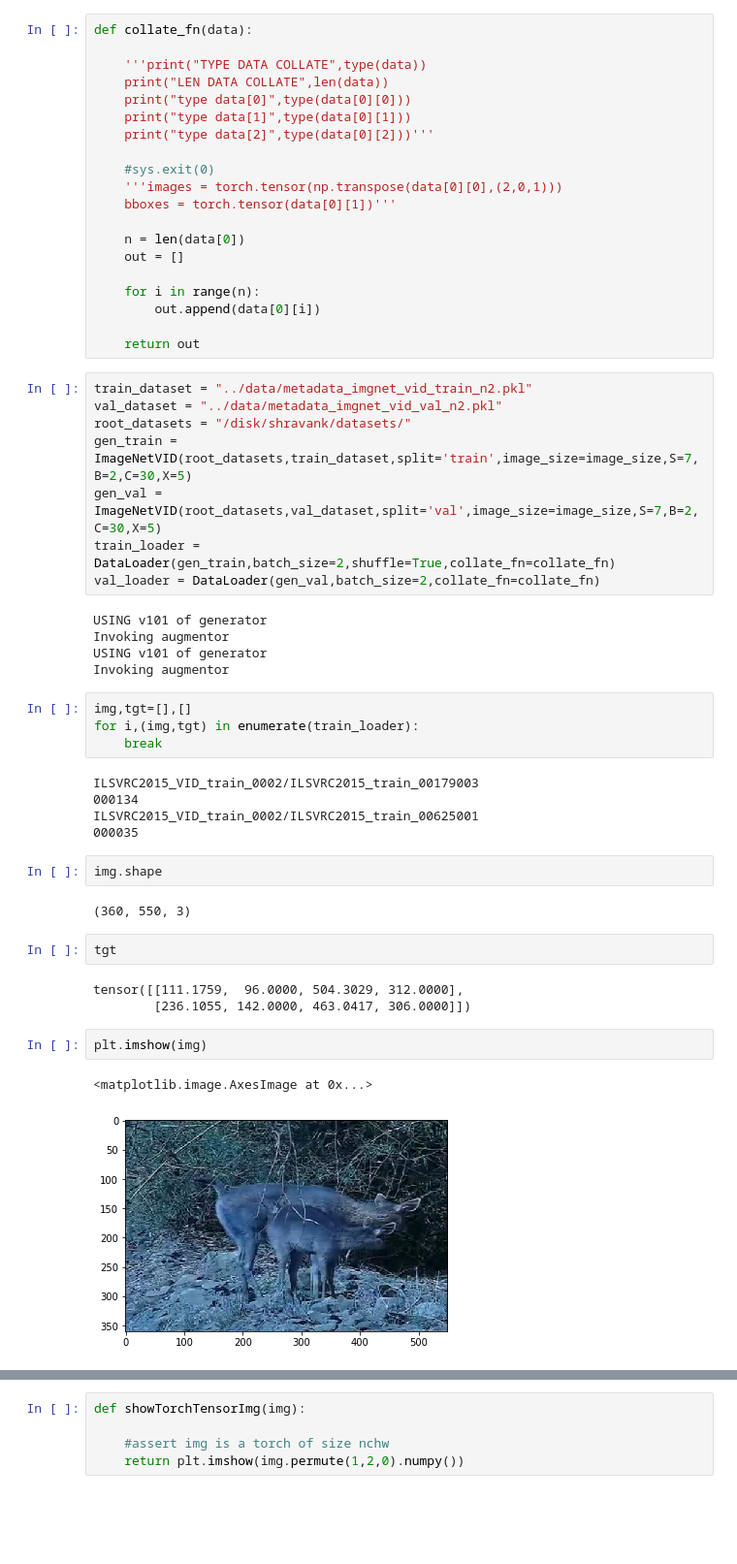
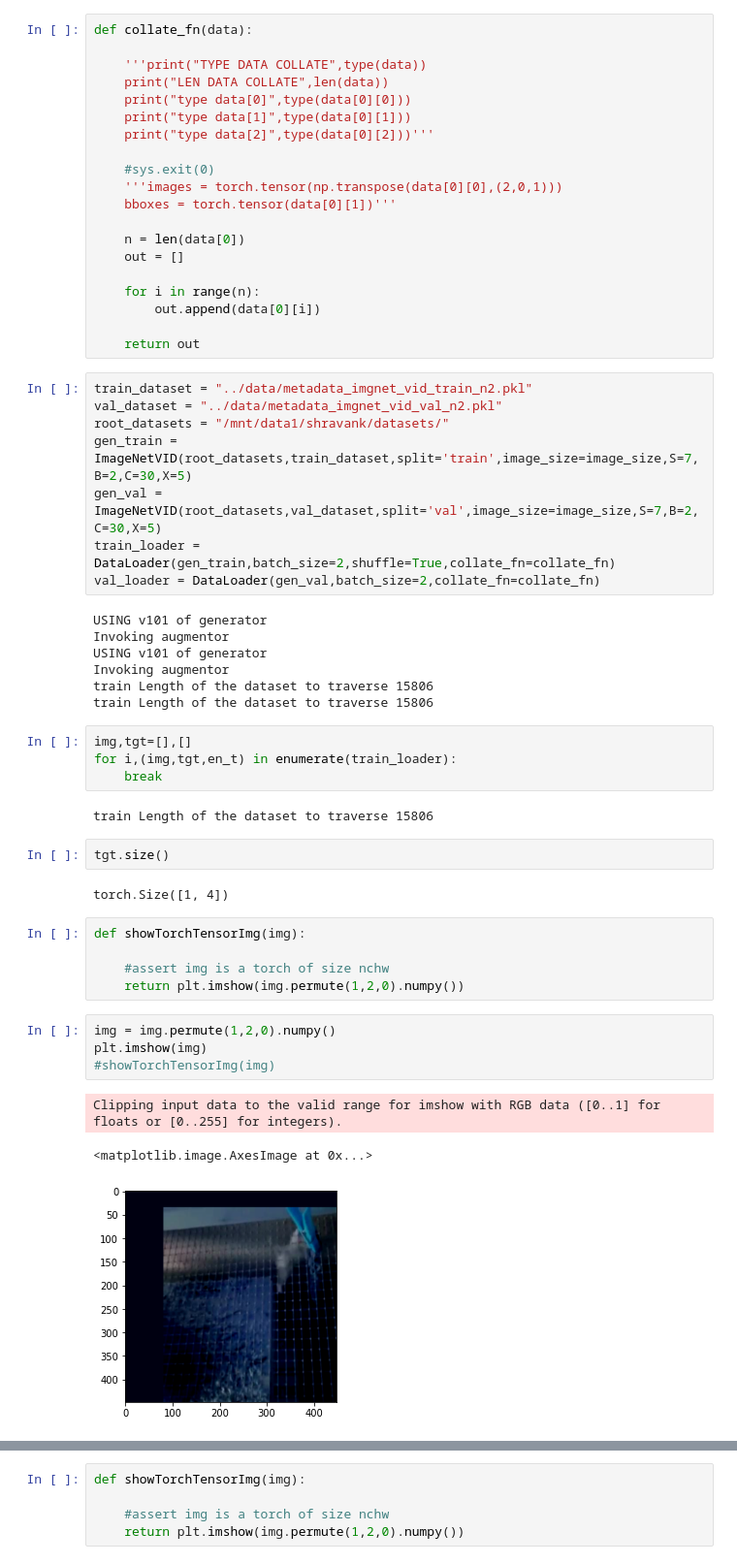
Before and after one commit to shravankale/locem, a Jupyter notebook: yolo_v1_pytorch/Untitled.ipynb, the cells around one changed output, grey strips where cells are left out. Shown: that part at 97% size. Drawn from its saved outputs; the diff is of its cells as text; blank space fills up the shorter version.

```diff
--- a/yolo_v1_pytorch/Untitled.ipynb
+++ b/yolo_v1_pytorch/Untitled.ipynb
@@ -50,7 +54,7 @@ def collate_fn(data):
 # %%
 train_dataset = "../data/metadata_imgnet_vid_train_n2.pkl"
 val_dataset = "../data/metadata_imgnet_vid_val_n2.pkl"
-root_datasets = "/disk/shravank/datasets/"
+root_datasets = "/mnt/data1/shravank/datasets/"
 gen_train = ImageNetVID(root_datasets,train_dataset,split='train',image_size=image_size,S=7,B=2,C=30,X=5)
 gen_val = ImageNetVID(root_datasets,val_dataset,split='val',image_size=image_size,S=7,B=2,C=30,X=5)
 train_loader = DataLoader(gen_train,batch_size=2,shuffle=True,collate_fn=collate_fn)
@@ -60,28 +64,30 @@ USING v101 of generator
 Invoking augmentor
 USING v101 of generator
 Invoking augmentor
+train Length of the dataset to traverse 15806
+train Length of the dataset to traverse 15806
 # %%
 img,tgt=[],[]
-for i,(img,tgt) in enumerate(train_loader):
+for i,(img,tgt,en_t) in enumerate(train_loader):
     break
 # %% [output]
-ILSVRC2015_VID_train_0002/ILSVRC2015_train_00179003
-000134
-ILSVRC2015_VID_train_0002/ILSVRC2015_train_00625001
-000035
+train Length of the dataset to traverse 15806
-# %%
-img.shape
-# %% [output]
-(360, 550, 3)
 # %%
-tgt
+tgt.size()
 # %% [output]
-tensor([[111.1759,  96.0000, 504.3029, 312.0000],
-        [236.1055, 142.0000, 463.0417, 306.0000]])
+torch.Size([1, 4])
-# %%
-plt.imshow(img)
-# %% [output]
-<matplotlib.image.AxesImage at 0x...>
-[figure, removed]
+# %%
+def showTorchTensorImg(img):
+
+    #assert img is a torch of size nchw
+    return plt.imshow(img.permute(1,2,0).numpy())
+# %%
+img = img.permute(1,2,0).numpy()
+plt.imshow(img)
+#showTorchTensorImg(img)
+# %% [output]
+Clipping input data to the valid range for imshow with RGB data ([0..1] for floats or [0..255] for integers).
+<matplotlib.image.AxesImage at 0x...>
+[figure, added]
 # %%
 for b in tgt:
```
Also changed, not shown: parts of 23 cells of this notebook, 7 other files.
